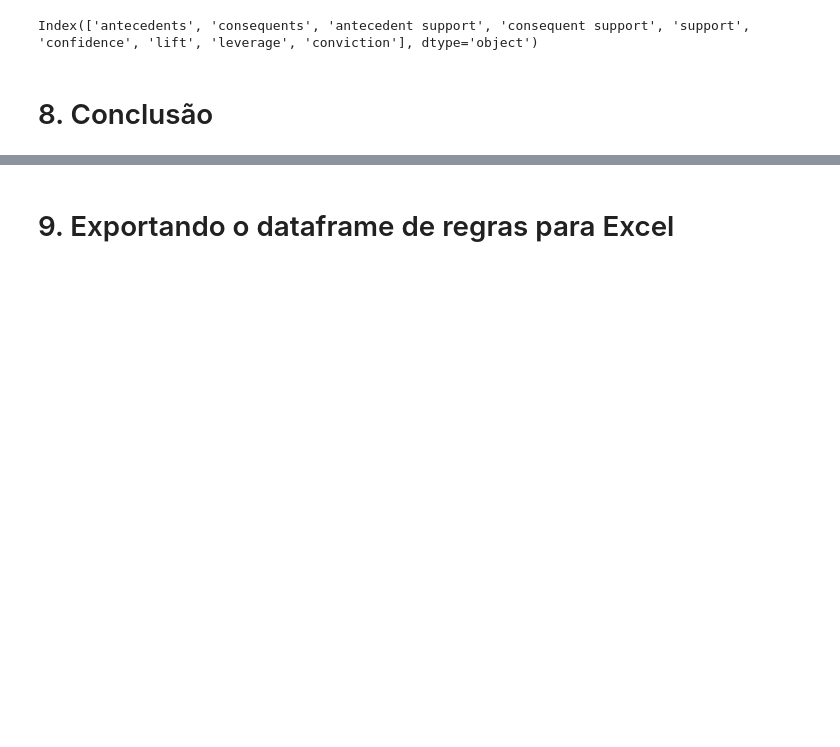
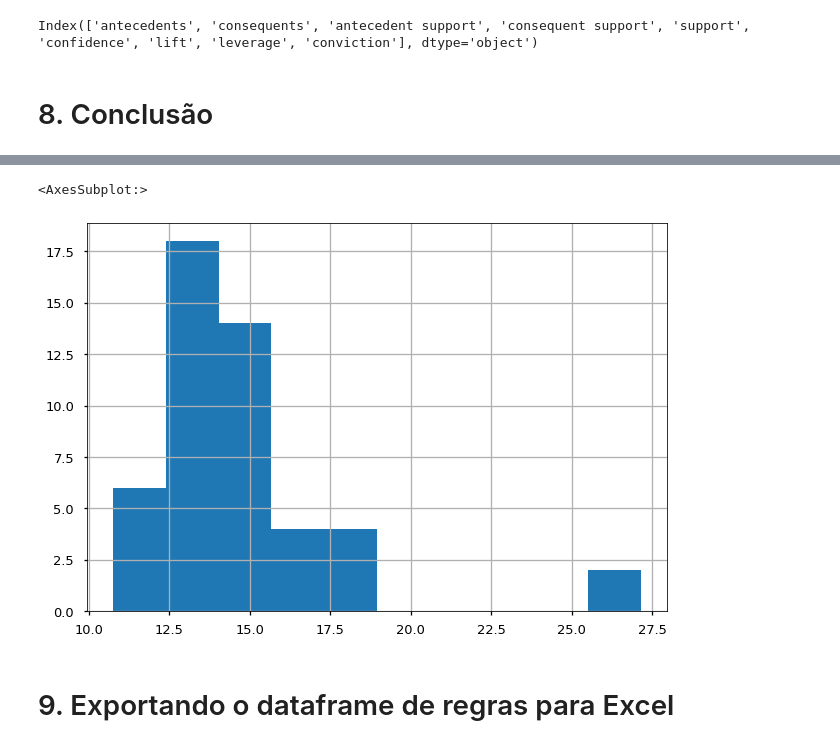
Before and after one commit to DSRodrigoA/DSRodrigoA, a Jupyter notebook: mba.ipynb, the cells around one changed output, grey strips where cells are left out. Cells and saved outputs as stored; diff of their text form; code cells hidden in the pictures; blank space fills up the shorter version.

```diff
--- a/mba.ipynb
+++ b/mba.ipynb
@@ -687,3 +689,10 @@ regras_filter.loc[[192, 193, 196, 197, 195]]
+# %%
+# Histograma para determinar a distribuição da medida 'lift'.
+
+regras_filter['lift'].hist()
+# %% [output]
+<AxesSubplot:>
+[figure, added]
 # %% [markdown]
 # 9. Exportando o dataframe de regras para Excel
 # %%
```
Also changed, not shown: parts of 11 cells of this notebook.
